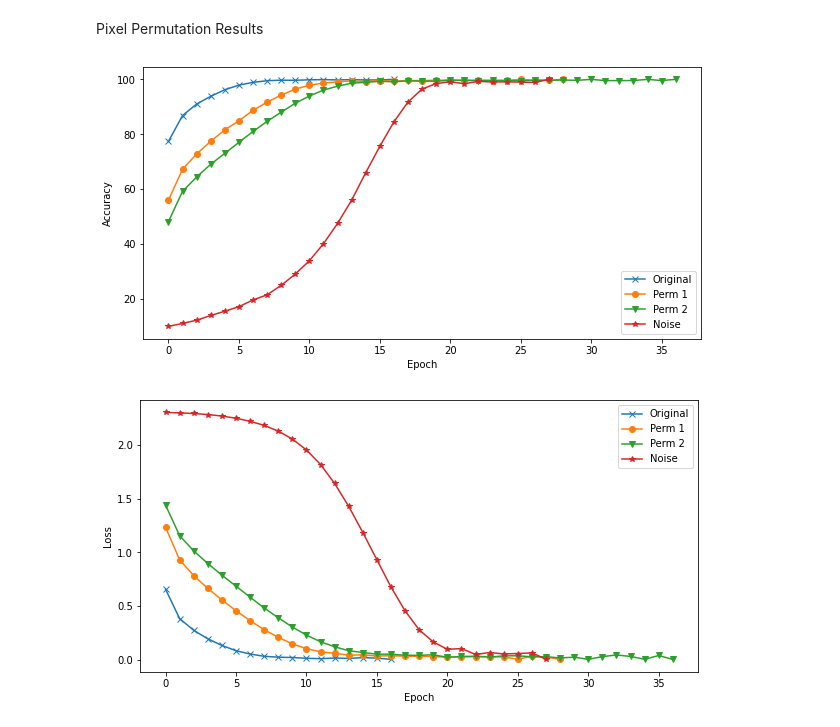
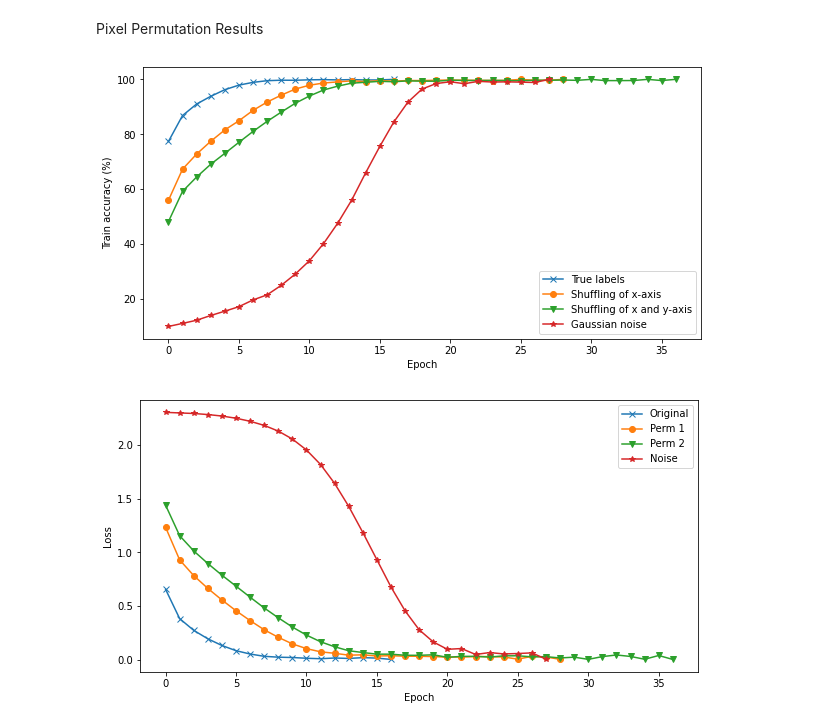
Before and after one commit to hhildaa/EPFL-OPTML-project, a Jupyter notebook: RMSprop.ipynb, the cells around one changed output. Cells and saved outputs as stored; diff of their text form; code cells hidden in the pictures.

```diff
--- a/RMSprop.ipynb
+++ b/RMSprop.ipynb
@@ -362,20 +380,20 @@ for f in files:
     open_file.close()
     acc_list_perm.append(results[0])
     loss_list_perm.append(results[1])
-# %%
-import matplotlib.pyplot as plt
-def plot(metric, label):
-  plt.figure(figsize=(10,5))
-  markers = ['x','o','v','*']
-  for m, marker in zip(metric, markers):
-    plt.plot(m, marker=marker)
-  plt.legend([x for x in ['Original', 'Perm 1', 'Perm 2', 'Noise']])
-  plt.ylabel(label)
-  plt.xlabel('Epoch')
-
-plot(acc_list_perm, 'Accuracy')
-# %% [output]
-[figure, removed]
+# %%
+import matplotlib.pyplot as plt
+def plot(metric, label):
+  plt.figure(figsize=(10,5))
+  markers = ['x','o','v','*']
+  for m, marker in zip(metric, markers):
+    plt.plot(m, marker=marker)
+  plt.legend([x for x in ['True labels', 'Shuffling of x-axis', 'Shuffling of x and y-axis', 'Gaussian noise']])
+  plt.ylabel(label)
+  plt.xlabel('Epoch')
+
+plot(acc_list_perm, 'Train accuracy (%)')
+# %% [output]
+[figure, added]
 # %%
 plot(loss_list_perm, 'Loss')
 # %% [output]
```
Also changed, not shown: parts of 16 cells of this notebook.
